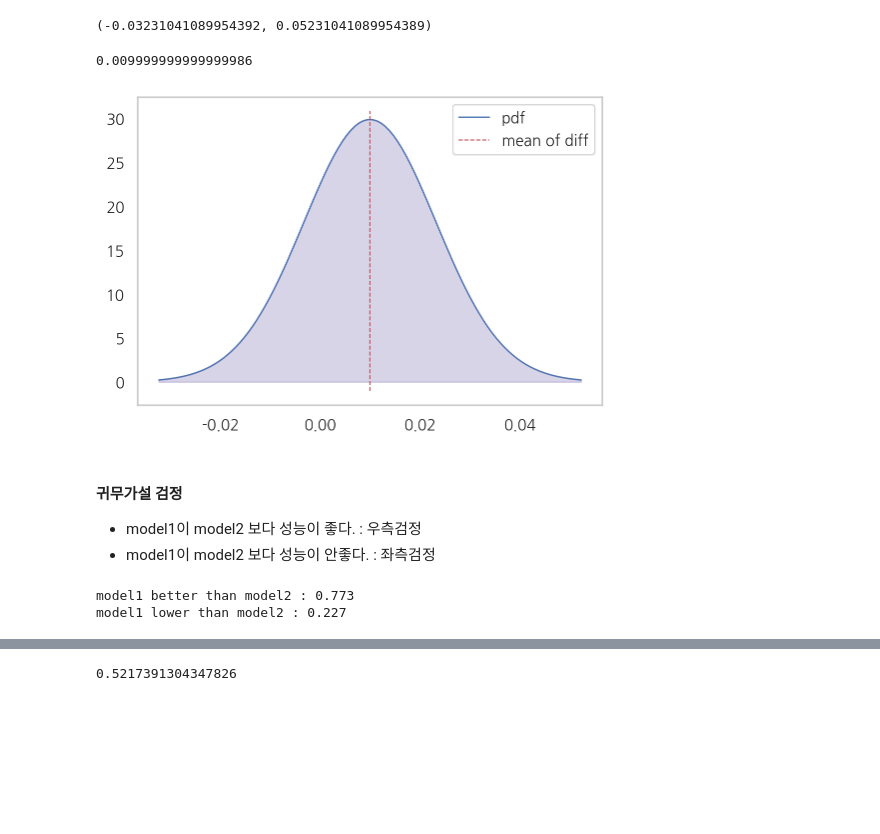
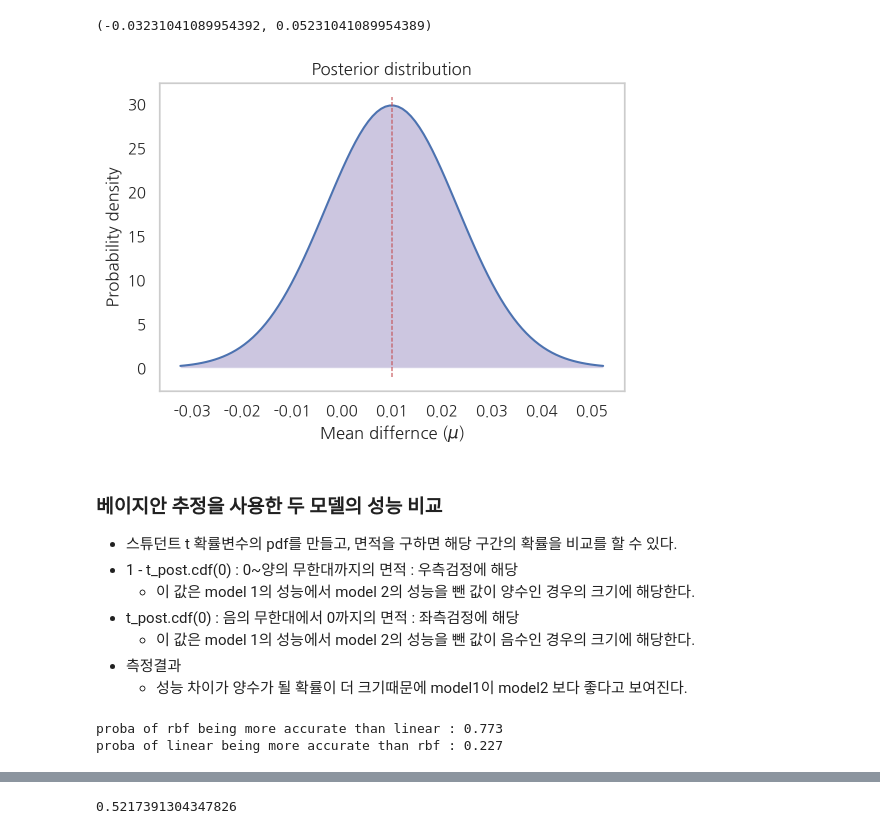
Before and after one commit to saint-hong/study-linear-regression, a Jupyter notebook: modeling/0902_model_optimization_evaluate_using_statics.ipynb, the cells around one changed output, grey strips where cells are left out. Drawn from its saved outputs; the diff is of its cells as text; code cells hidden in the pictures; blank space fills up the shorter version.

```diff
--- a/modeling/0902_model_optimization_evaluate_using_statics.ipynb
+++ b/modeling/0902_model_optimization_evaluate_using_statics.ipynb
@@ -208,0 +293,6 @@ n_train, n_test
+# %%
+model_1_scores = model_scores.iloc[0].values
+model_2_scores = model_scores.iloc[1].values
+
+differences = model_1_scores - model_2_scores
+differences
@@ -208,0 +317,7 @@ n_train, n_test
+# %%
+# df : degree of freedom
+
+n = differences.shape[0]
+df = n - 1
+
+print(f"n : {n}, df : {df}")
@@ -208,0 +337,5 @@ n_train, n_test
+# %%
+n_train = len(list(cv.split(X, y))[0][0]) # train set의 길이
+n_test = len(list(cv.split(X, y))[0][1]) # test set의 길이
+
+print(f"len of train set : {n_train}, len of test set : {n_test}")
@@ -236,7 +412,10 @@ uncorrected of p-value : 0.005
 # %%
+# 스튜던트 t분포 확률변수 : scale: 표준편차, loc: 기댓값
 # posterior prob dist : student-t
 
-t_post = t(df, loc=np.mean(diff), scale=corrected_std(diff, n_train, n_test))
+t_post = t(
+    df, loc=np.mean(differences), scale=corrected_std(differences, n_train, n_test)
+)
 t_post
 # %% [output]
 <scipy.stats._distn_infrastructure.rv_continuous_frozen at 0x...>
@@ -250,30 +429,41 @@ x = np.linspace(t_post.ppf(0.001), t_post.ppf(0.999), 100)
 x.min(), x.max()
 # %% [output]
 (-0.03231041089954392, 0.05231041089954389)
-# %%
-np.mean(diff)
-# %% [output]
-0.009999999999999986
-# %%
-plt.figure()
-plt.plot(x, t_post.pdf(x), color="b", linestyle="-", linewidth=1, label="pdf")
-plt.fill_between(x, t_post.pdf(x), color="m", alpha=0.3)
-plt.vlines(np.mean(diff), ymin=0-1, ymax=np.max(t_post.pdf(x))+1, color="r", linestyle="--", linewidth=0.8, label="mean of diff")
-plt.legend(loc="best")
-plt.grid(False)
-plt.show() ;
-# %% [output]
-[figure, removed]
+# %%
+dist_x = np.linspace(t_post.ppf(0.001), t_post.ppf(0.999), 100)
+
+plt.plot(dist_x, t_post.pdf(dist_x), label="pdf")
+plt.xticks(np.arange(-0.04, 0.06, 0.01))
+plt.fill_between(dist_x, t_post.pdf(dist_x), 0, facecolor="m", alpha=0.4)
+plt.vlines(np.mean(differences), ymin=0-1, ymax=np.max(t_post.pdf(dist_x))+1, color="r", linestyle="--", linewidth=0.8, label="mean of diff")
+
+plt.xlabel(r"Mean differnce ($\mu$)")
+plt.ylabel("Probability density")
+plt.grid(False)
+plt.title("Posterior distribution")
+plt.show() ;
+# %% [output]
+[figure, added]
 # %% [markdown]
-#### 귀무가설 검정
-- model1이 model2 보다 성능이 좋다. : 우측검정
-- model1이 model2 보다 성능이 안좋다. : 좌측검정
+### 베이지안 추정을 사용한 두 모델의 성능 비교
+- 스튜던트 t 확률변수의 pdf를 만들고, 면적을 구하면 해당 구간의 확률을 비교를 할 수 있다.
+- 1 - t_post.cdf(0) : 0~양의 무한대까지의 면적 : 우측검정에 해당
+   - 이 값은 model 1의 성능에서 model 2의 성능을 뺀 값이 양수인 경우의 크기에 해당한다.
+- t_post.cdf(0) : 음의 무한대에서 0까지의 면적 : 좌측검정에 해당
+   - 이 값은 model 1의 성능에서 model 2의 성능을 뺀 값이 음수인 경우의 크기에 해당한다.
+- 측정결과
+   - 성능 차이가 양수가 될 확률이 더 크기때문에 model1이 model2 보다 좋다고 보여진다.
 # %%
+# 확률 계산
+## model1이 model2보다 좋을 확률 : 전체 면적 1에서 0.0의 까지의 면적을 빼면 0.0 이후의 면적 (model 1이 model 2보다 성능이 좋은 경우 차이의 평균은 양수가 되므로)
+## model2가 model1보다 좋을 확률 : 0.0까지의 면적
+
 better_prob = 1 - t_post.cdf(0)
-worst_prob = t_post.cdf(0)
 
-print(f"model1 better than model2 : {better_prob:.3f}")
-print(f"model1 lower than model2 : {worst_prob:.3f}")
+print(f"proba of {model_scores.index[0]} being more accurate than "
+      f"{model_scores.index[1]} : {better_prob:.3f}")
+print(f"proba of {model_scores.index[1]} being more accurate than "
+     f"{model_scores.index[0]} : {1 - better_prob:.3f}")
 # %% [output]
-model1 better than model2 : 0.773
-model1 lower than model2 : 0.227
+proba of rbf being more accurate than linear : 0.773
+proba of linear being more accurate than rbf : 0.227
```
Also changed, not shown: parts of 59 cells of this notebook, 1 other file.
